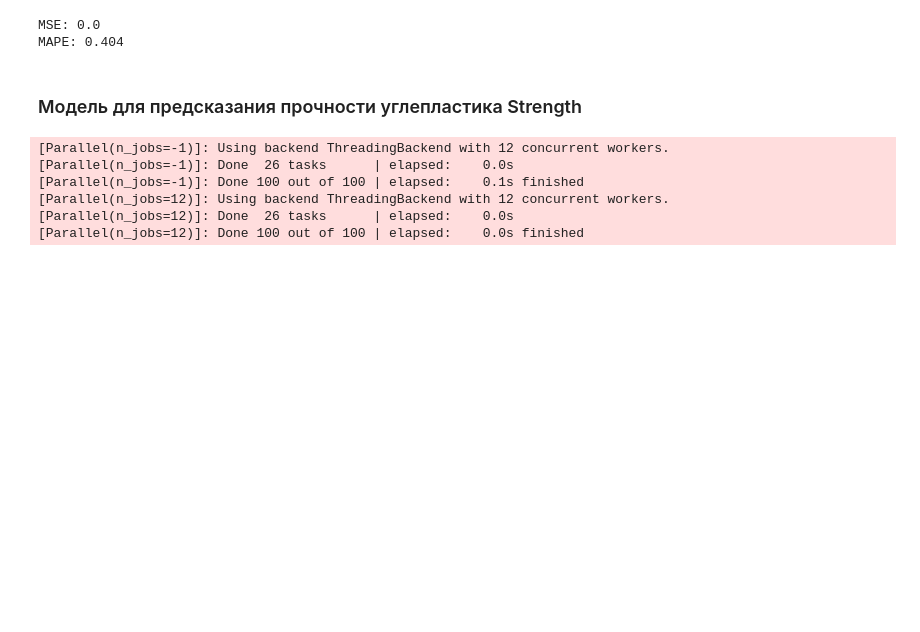
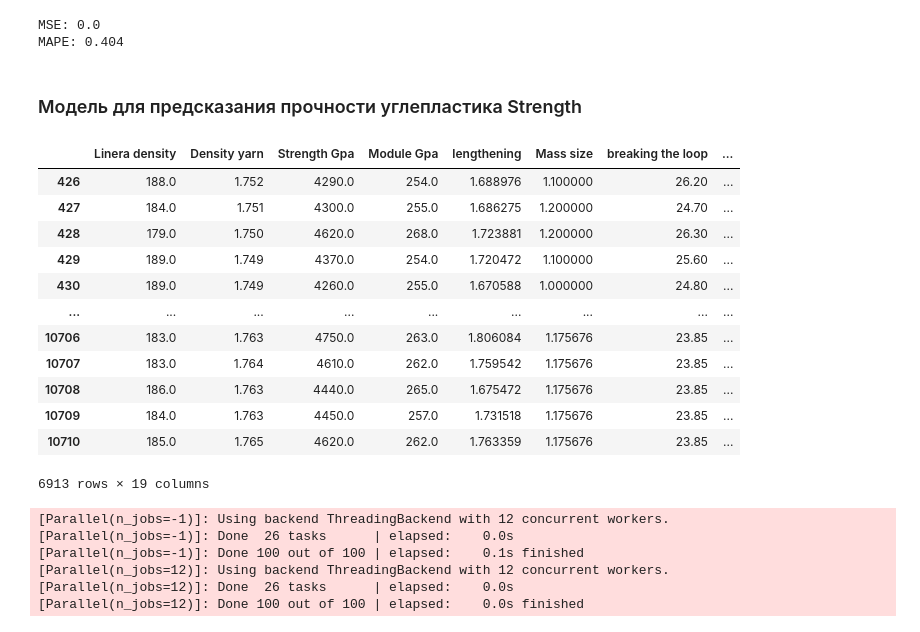
Before and after one commit to AleksandrFrom/DS, a Jupyter notebook: model for CFRP/project for CFRP_vol5_avtoclave.ipynb, the cells around one changed output. Drawn from its saved outputs; the diff is of its cells as text; code cells hidden in the pictures; blank space fills up the shorter version.

```diff
--- a/model for CFRP/project for CFRP_vol5_avtoclave.ipynb
+++ b/model for CFRP/project for CFRP_vol5_avtoclave.ipynb
@@ -28,6 +29,7 @@ df.head()
 # %%
 
 df = df[df['technology'] == 1]
+df = df.drop('technology', axis=1)
 # %%
 df = df.rename(columns={'Thickness of the monolayer' : 'Thickness_monolayer',
                         'Module_plastik ' : 'Module_plastik'})
@@ -156,4 +158,21 @@ MSE: 0.0
 MAPE: 0.404
 # %% [markdown]
 ### Модель для предсказания прочности углепластика Strength
+# %%
+df['Strength Gpa'] = df['Strength Gpa'] * 1000
+df
+# %% [output]
+|  | Linera density | Density yarn | Strength Gpa | Module Gpa | lengthening | Mass size | breaking the loop | ... |
+| 426 | 188.0 | 1.752 | 4290.0 | 254.0 | 1.688976 | 1.100000 | 26.20 | ... |
+| 427 | 184.0 | 1.751 | 4300.0 | 255.0 | 1.686275 | 1.200000 | 24.70 | ... |
+| 428 | 179.0 | 1.750 | 4620.0 | 268.0 | 1.723881 | 1.200000 | 26.30 | ... |
+| 429 | 189.0 | 1.749 | 4370.0 | 254.0 | 1.720472 | 1.100000 | 25.60 | ... |
+| 430 | 189.0 | 1.749 | 4260.0 | 255.0 | 1.670588 | 1.000000 | 24.80 | ... |
+| ... | ... | ... | ... | ... | ... | ... | ... | ... |
+| 10706 | 183.0 | 1.763 | 4750.0 | 263.0 | 1.806084 | 1.175676 | 23.85 | ... |
+| 10707 | 183.0 | 1.764 | 4610.0 | 262.0 | 1.759542 | 1.175676 | 23.85 | ... |
+| 10708 | 186.0 | 1.763 | 4440.0 | 265.0 | 1.675472 | 1.175676 | 23.85 | ... |
+| 10709 | 184.0 | 1.763 | 4450.0 | 257.0 | 1.731518 | 1.175676 | 23.85 | ... |
+| 10710 | 185.0 | 1.765 | 4620.0 | 262.0 | 1.763359 | 1.175676 | 23.85 | ... |
+6913 rows × 19 columns
 # %%
```
Also changed, not shown: parts of 16 cells of this notebook, 14 other files.
